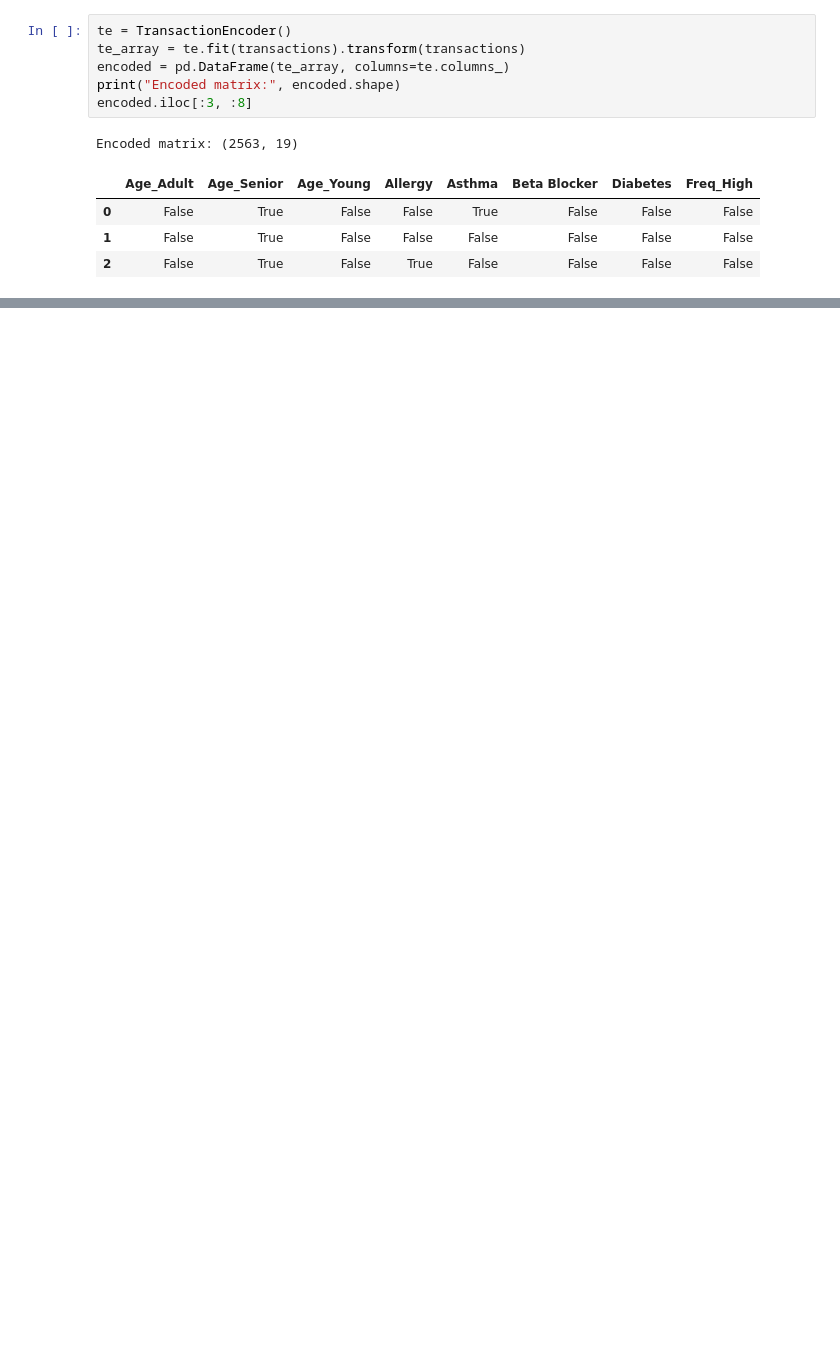
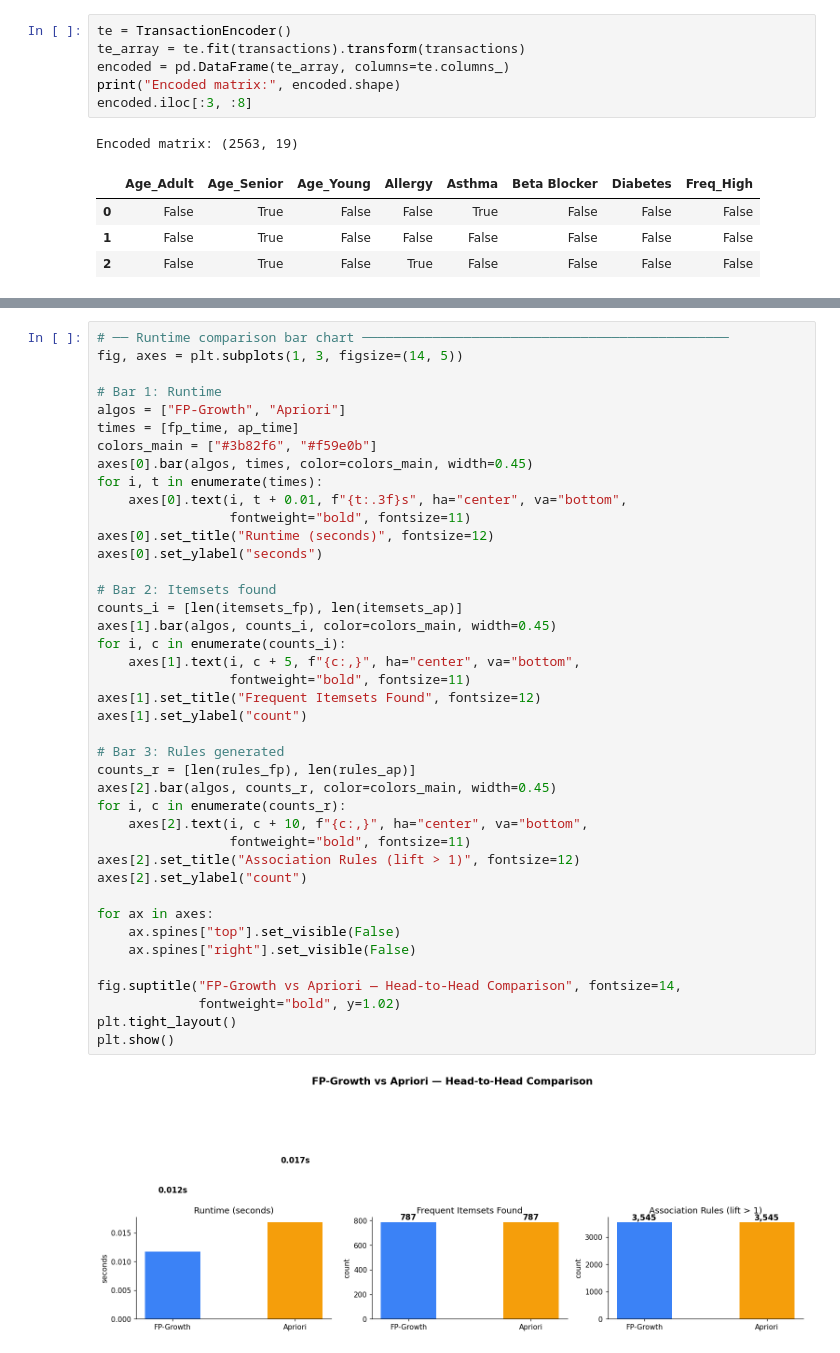
Before and after one commit to Alan-911/clinical-comorbidity-dashboard, a Jupyter notebook: notebooks/clinical_comorbidity_analysis.ipynb, the cells around one changed output, grey strips where cells are left out. Saved outputs shown, nothing was run; the diff lists cells and outputs as text; blank space fills up the shorter version.

```diff
--- a/notebooks/clinical_comorbidity_analysis.ipynb
+++ b/notebooks/clinical_comorbidity_analysis.ipynb
@@ -216,0 +315,43 @@ Top-right corner = clinically actionable rules: high confidence *and* high lift.
+# %%
+# ── Runtime comparison bar chart ───────────────────────────────────────────────
+fig, axes = plt.subplots(1, 3, figsize=(14, 5))
+
+# Bar 1: Runtime
+algos = ["FP-Growth", "Apriori"]
+times = [fp_time, ap_time]
+colors_main = ["#3b82f6", "#f59e0b"]
+axes[0].bar(algos, times, color=colors_main, width=0.45)
+for i, t in enumerate(times):
+    axes[0].text(i, t + 0.01, f"{t:.3f}s", ha="center", va="bottom",
+                 fontweight="bold", fontsize=11)
+axes[0].set_title("Runtime (seconds)", fontsize=12)
+axes[0].set_ylabel("seconds")
+
+# Bar 2: Itemsets found
+counts_i = [len(itemsets_fp), len(itemsets_ap)]
+axes[1].bar(algos, counts_i, color=colors_main, width=0.45)
+for i, c in enumerate(counts_i):
+    axes[1].text(i, c + 5, f"{c:,}", ha="center", va="bottom",
+                 fontweight="bold", fontsize=11)
+axes[1].set_title("Frequent Itemsets Found", fontsize=12)
+axes[1].set_ylabel("count")
+
+# Bar 3: Rules generated
+counts_r = [len(rules_fp), len(rules_ap)]
+axes[2].bar(algos, counts_r, color=colors_main, width=0.45)
+for i, c in enumerate(counts_r):
+    axes[2].text(i, c + 10, f"{c:,}", ha="center", va="bottom",
+                 fontweight="bold", fontsize=11)
+axes[2].set_title("Association Rules (lift > 1)", fontsize=12)
+axes[2].set_ylabel("count")
+
+for ax in axes:
+    ax.spines["top"].set_visible(False)
+    ax.spines["right"].set_visible(False)
+
+fig.suptitle("FP-Growth vs Apriori — Head-to-Head Comparison", fontsize=14,
+             fontweight="bold", y=1.02)
+plt.tight_layout()
+plt.show()
+# %% [output]
+[figure, added]
```
Also changed, not shown: parts of 34 cells of this notebook.
